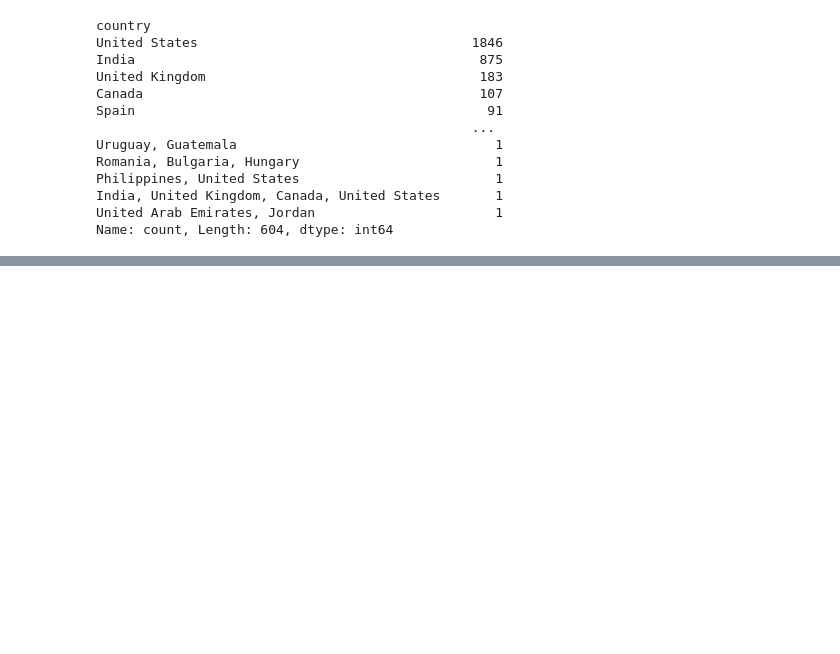
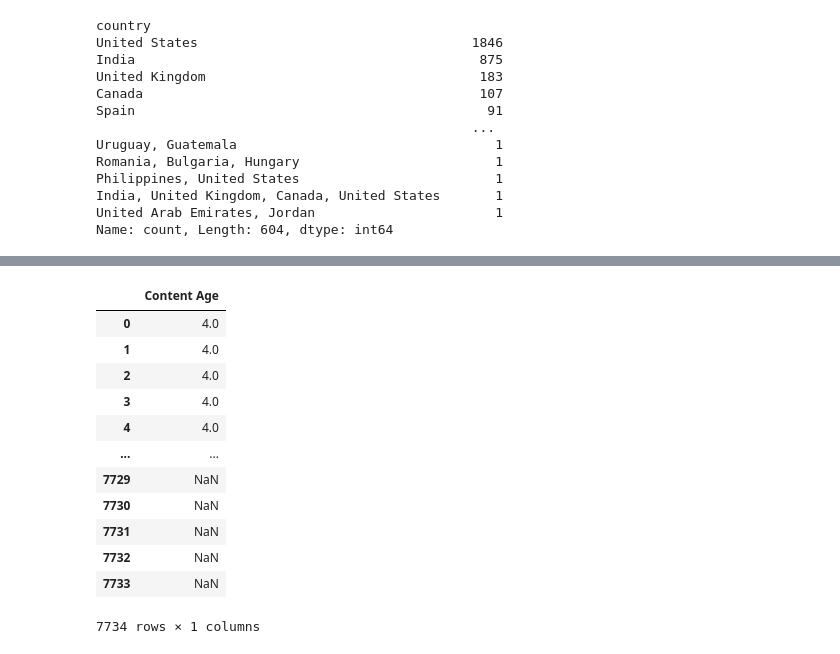
Before and after one commit to dipak1920basnet/netflix_titles, a Jupyter notebook: netflix.ipynb, the cells around one changed output, grey strips where cells are left out. Cells and saved outputs as stored; diff of their text form; code cells hidden in the pictures; blank space fills up the shorter version.

```diff
--- a/netflix.ipynb
+++ b/netflix.ipynb
@@ -135,0 +177,17 @@ Name: count, Length: 604, dtype: int64
+# %%
+content_age = pd.DataFrame(content_age,columns=["Content Age"])
+content_age
+# %% [output]
+|  | Content Age |
+| 0 | 4.0 |
+| 1 | 4.0 |
+| 2 | 4.0 |
+| 3 | 4.0 |
+| 4 | 4.0 |
+| ... | ... |
+| 7729 | NaN |
+| 7730 | NaN |
+| 7731 | NaN |
+| 7732 | NaN |
+| 7733 | NaN |
+7734 rows × 1 columns
```
Also changed, not shown: parts of 12 cells of this notebook.
